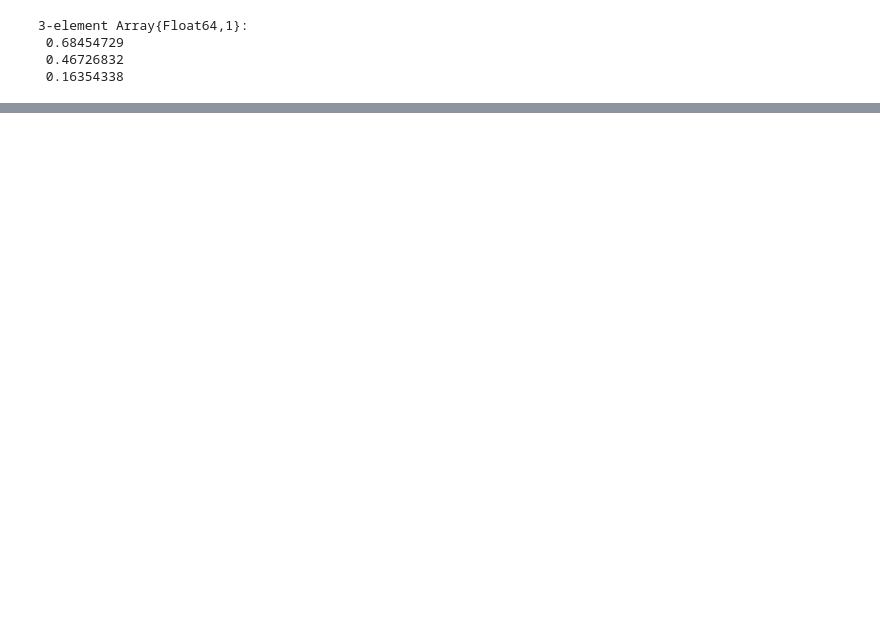
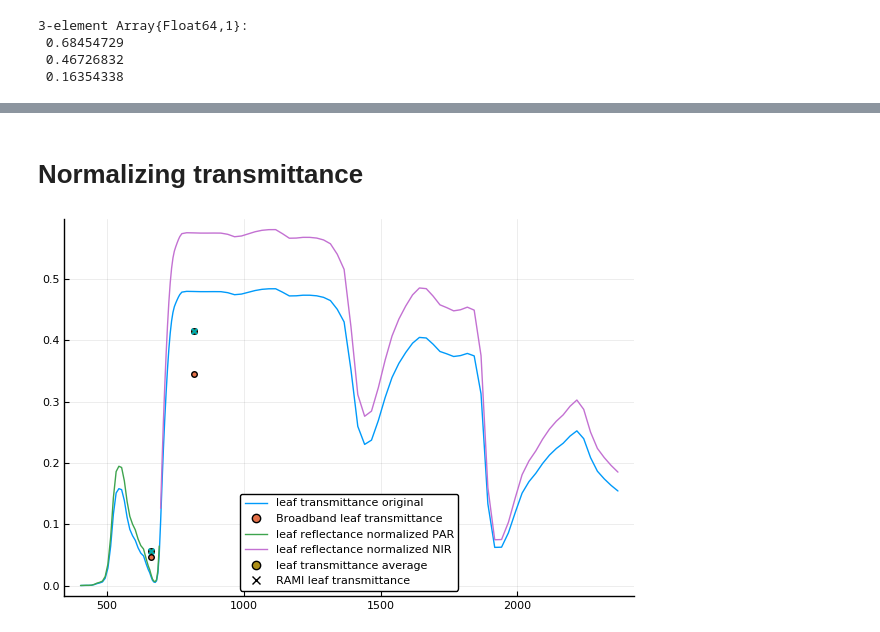
Before and after one commit to CliMA/Land, a Jupyter notebook: notebooks/RAMI_multispectral.ipynb, the cells around one changed output, grey strips where cells are left out. Cells and saved outputs as stored; diff of their text form; code cells hidden in the pictures; blank space fills up the shorter version.

```diff
--- a/notebooks/RAMI_multispectral.ipynb
+++ b/notebooks/RAMI_multispectral.ipynb
@@ -580,0 +147,22 @@ hm = contourf(deg2rad.(collect((0:360))),collect(0:1:85),  [SIFFER_FR,SIFFER_FR_
+# %% [markdown]
+# Normalizing transmittance
+# %%
+#Transmittance
+#Original
+plot(wl,leaf.τ_SW ,label="leaf transmittance original")
+scatter!([wl[28],wl[52]],[Statistics.mean(leaf.τ_SW[1:34]),Statistics.mean(leaf.τ_SW[35:114])],label="Broadband leaf transmittance" )
+
+#Normalizing:
+
+# leaf transmittance
+leaf.τ_SW[1:34] = leaf.τ_SW[1:34].*(Statistics.mean(leaf.τ_SW[1:34])/0.0566)^-1
+leaf.τ_SW[35:114] = leaf.τ_SW[35:114].*(Statistics.mean(leaf.τ_SW[35:114])/0.4146)^-1
+
+
+plot!(wl[1:34],leaf.τ_SW[1:34],label="leaf reflectance normalized PAR")
+plot!(wl[35:114],leaf.τ_SW[35:114],label="leaf reflectance normalized NIR" )
+
+scatter!([wl[28],wl[52]],[Statistics.mean(leaf.τ_SW[1:34]),Statistics.mean(leaf.τ_SW[35:114])],label="leaf transmittance average")
+scatter!([wl[28],wl[52]],shape=:x,[0.0566,0.4146],label="RAMI leaf transmittance" )
+# %% [output]
+[figure, added]
```
Also changed, not shown: parts of 60 cells of this notebook, 3 other files.
